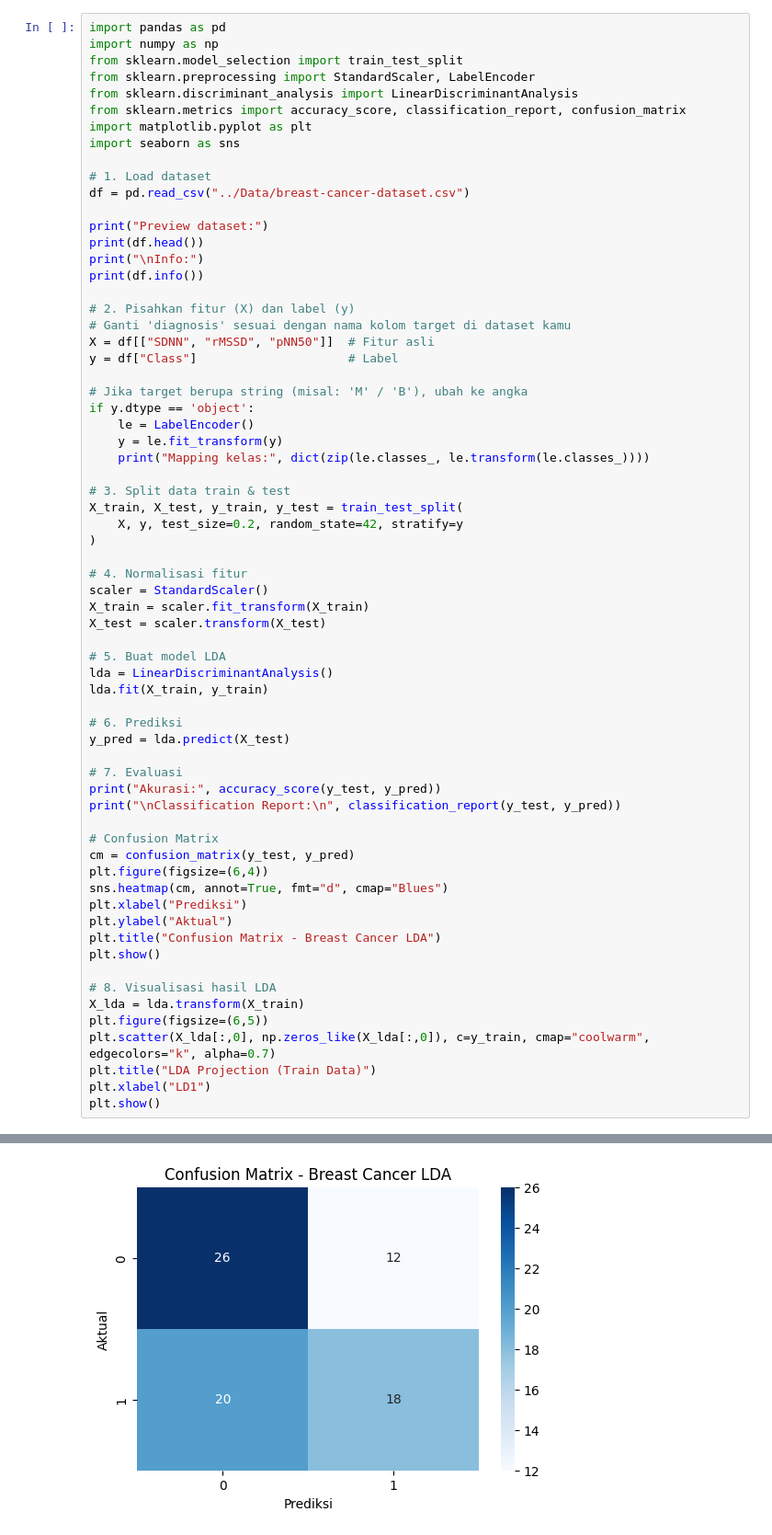
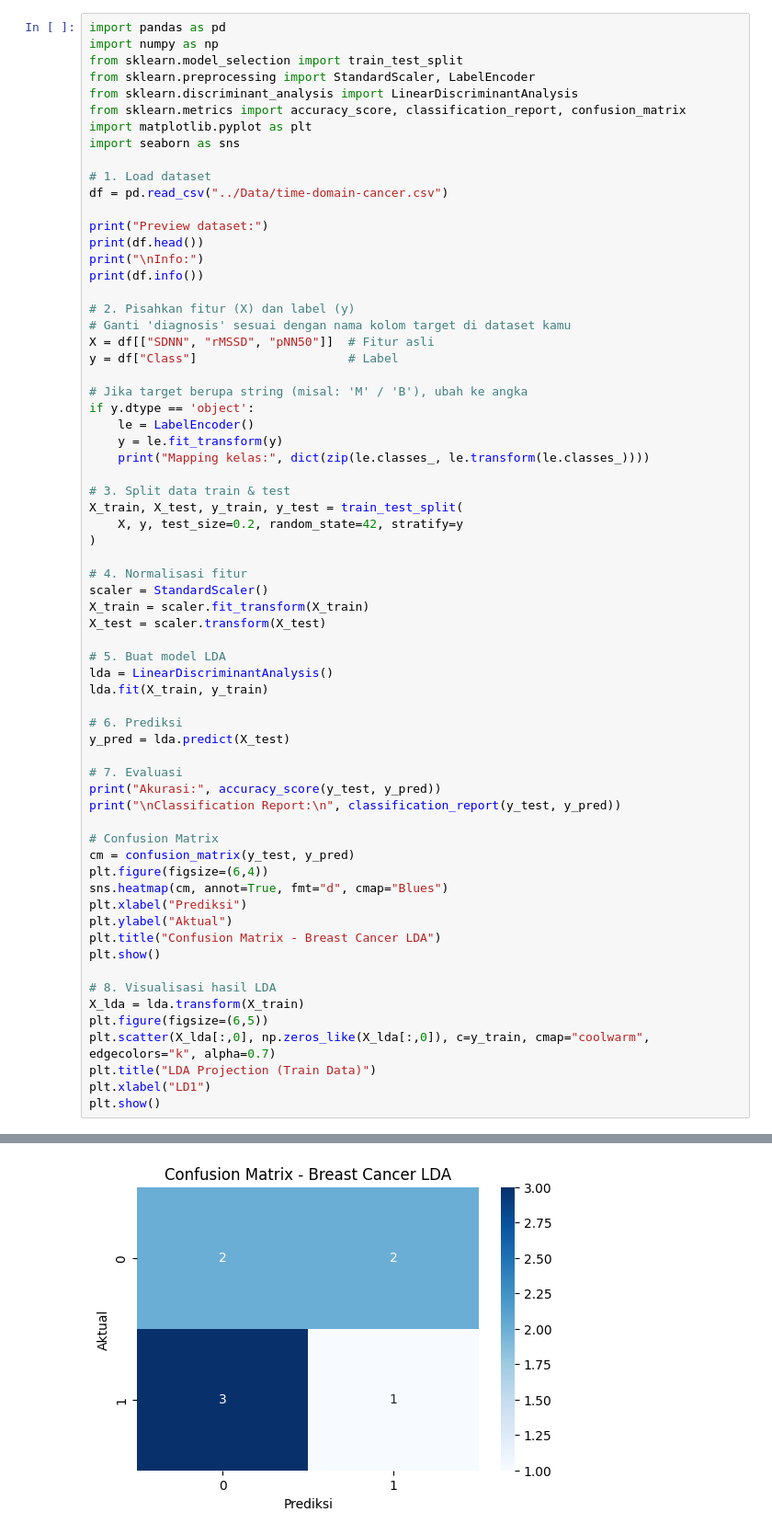
Before and after one commit to Afwanms/BreastCancerClassification, a Jupyter notebook: ClassificationModel/LDA.ipynb, the cells around one changed output, grey strips where cells are left out. Shown: that part at 92% size. Cells and saved outputs as stored; diff of their text form.

Commit message:
New Data

```diff
--- a/ClassificationModel/LDA.ipynb
+++ b/ClassificationModel/LDA.ipynb
@@ -9,7 +11,7 @@ import matplotlib.pyplot as plt
 import seaborn as sns
 
 # 1. Load dataset
-df = pd.read_csv("../Data/breast-cancer-dataset.csv")
+df = pd.read_csv("../Data/time-domain-cancer.csv")
 
 print("Preview dataset:")
 print(df.head())
@@ -85 +87 @@ weighted avg       0.58      0.58      0.57        76
-[figure, old version]
+[figure, new version]
```
Also changed, not shown: parts of 6 cells of this notebook, 8 other files.
